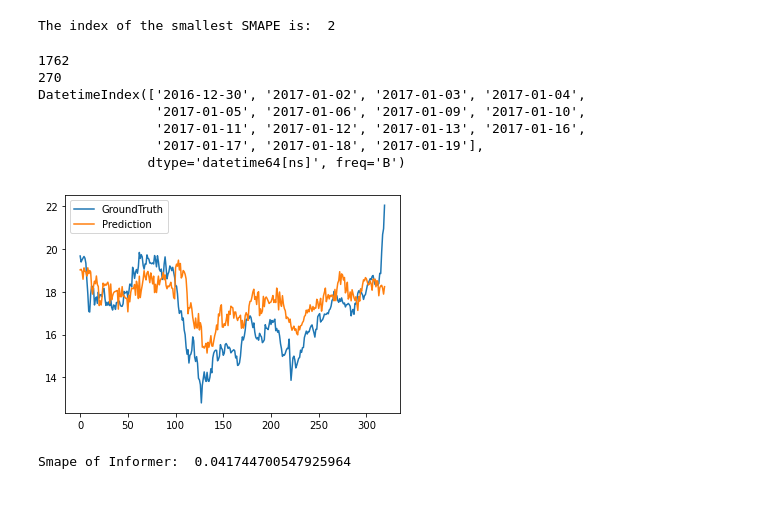
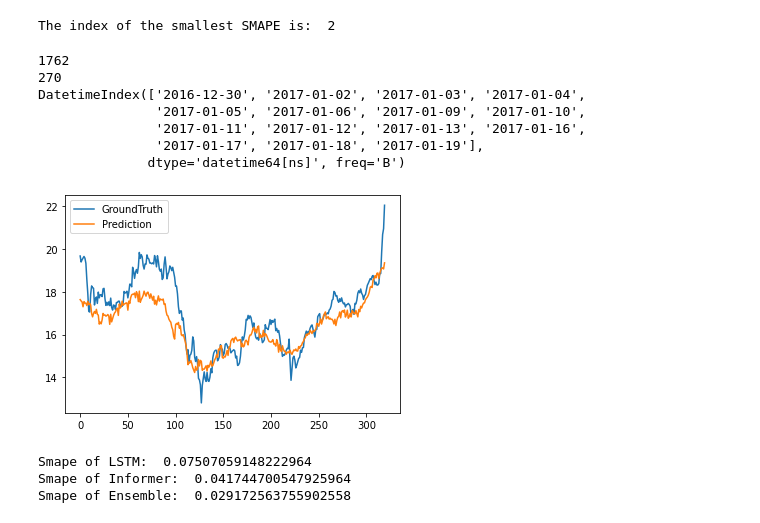
Before and after one commit to shanggao33/Data5703, a Jupyter notebook: Informer/bac_8col_new_senti_1@final_news_finBert_avg/bac_8col_new_senti_1@final_news_finBert_avg.ipynb, the cells around one changed output. Cells and saved outputs as stored; diff of their text form; code cells hidden in the pictures.

Commit message:
ensemble with lstm

```diff
--- a/Informer/bac_8col_new_senti_1@final_news_finBert_avg/bac_8col_new_senti_1@final_news_finBert_avg.ipynb
+++ b/Informer/bac_8col_new_senti_1@final_news_finBert_avg/bac_8col_new_senti_1@final_news_finBert_avg.ipynb
@@ -1919,40 +1919,43 @@ data_loader = DataLoader(
     data_set,
     batch_size=batch_size,
     shuffle=shuffle_flag,
     num_workers=args.num_workers,
     drop_last=drop_last)
 
 # get the inverse transformed
 pred_inver = data_set.inverse_transform(preds)
 trues = data_set.inverse_transform(trues)
 pred_inver.shape
 
-# lstm_preds = np.load('./ToBeRun.npy')
-# lstm_preds.shape
-# # drop the first 13 samples
-# lstm_preds = lstm_preds[13:,:]
-# lstm_preds.shape
+lstm_preds = np.load('./final_news_finBert_avg.npy')
+# drop the last 13 sample
+lstm_preds = lstm_preds[:-13, :]
 
 informer_preds = pred_inver[:, 0, :]
 
+
 # average the predictions of Informer and LSTM
-# ensemble_preds = (lstm_preds + informer_preds) / 2
+ensemble_preds = (lstm_preds + informer_preds) / 2
+ensemble_preds.shape
 
 plt.figure()
 plt.plot(trues[:, 0, :], label='GroundTruth')
-plt.plot(informer_preds, label='Prediction')
+plt.plot(ensemble_preds, label='Prediction')
 plt.legend()
 plt.show()
 
-# SMAPE(ensemble_preds, trues[:, 0, :])
+print("Smape of LSTM: ", SMAPE(lstm_preds, trues[:, 0, :]))
 print("Smape of Informer: ", SMAPE(informer_preds, trues[:, 0, :]))
+print("Smape of Ensemble: ", SMAPE(ensemble_preds, trues[:, 0, :]))
 # %% [output]
 1762
 270
 DatetimeIndex(['2016-12-30', '2017-01-02', '2017-01-03', '2017-01-04',
                '2017-01-05', '2017-01-06', '2017-01-09', '2017-01-10',
                '2017-01-11', '2017-01-12', '2017-01-13', '2017-01-16',
                '2017-01-17', '2017-01-18', '2017-01-19'],
               dtype='datetime64[ns]', freq='B')
-[figure, old version]
+[figure, new version]
+Smape of LSTM:  0.07507059148222964
 Smape of Informer:  0.041744700547925964
+Smape of Ensemble:  0.029172563755902558
```
Also changed, not shown: parts of 1 cell of this notebook, 16 other files.
